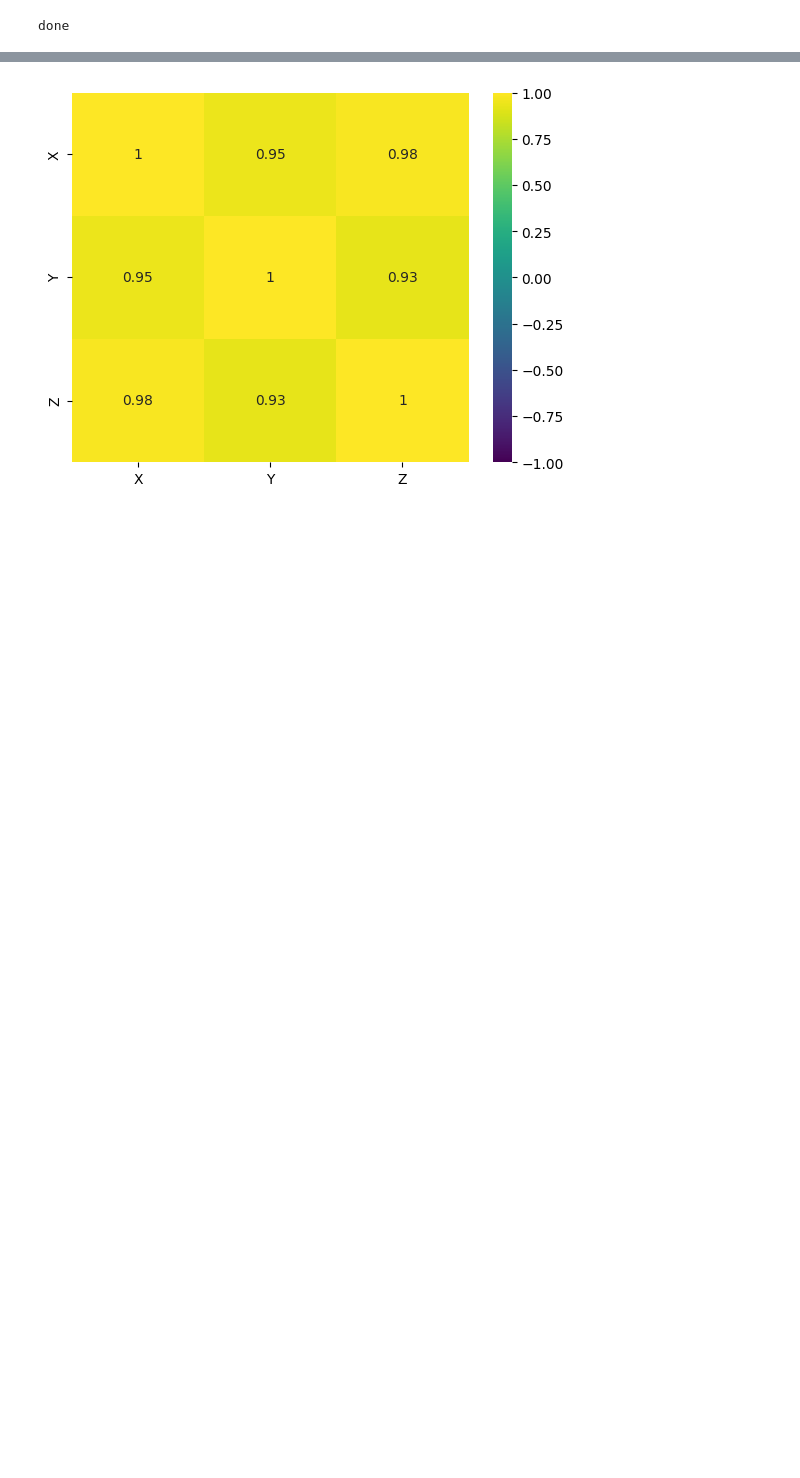
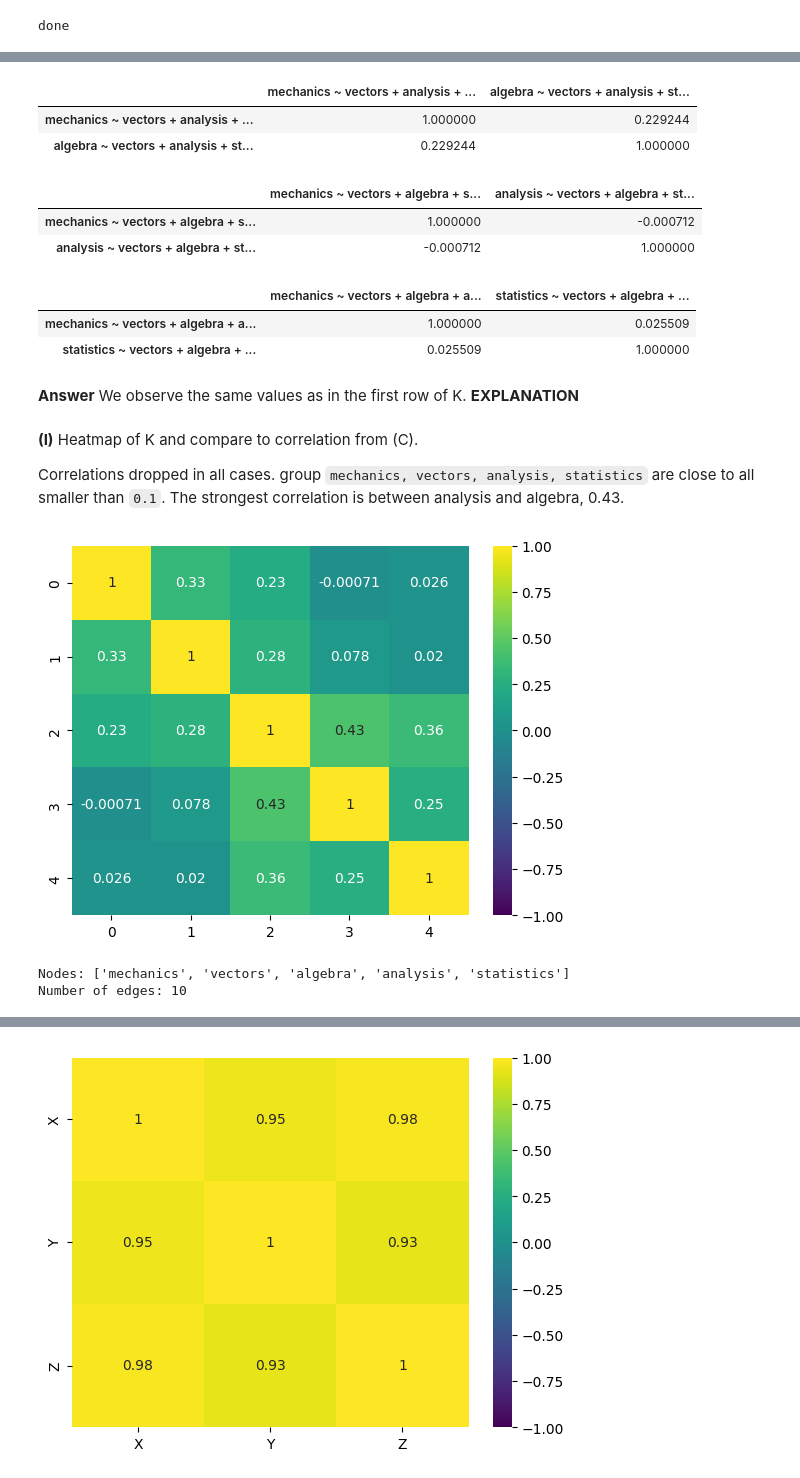
Before and after one commit to gr3ss0/ComplexSystems, a Jupyter notebook: ass2/Ass2_notebook.ipynb, the cells around one changed output, grey strips where cells are left out. Drawn from its saved outputs; the diff is of its cells as text; code cells hidden in the pictures; blank space fills up the shorter version.

```diff
--- a/ass2/Ass2_notebook.ipynb
+++ b/ass2/Ass2_notebook.ipynb
@@ -10,0 +137,58 @@ done
+# %%
+formula1 =  "mechanics ~ vectors + analysis + statistics"
+formula2 =  'algebra ~ vectors + analysis + statistics'
+
+fit_and_correlate([formula1, formula2])
+# %% [output]
+|  | mechanics ~ vectors + analysis + ... | algebra ~ vectors + analysis + st... |
+| mechanics ~ vectors + analysis + ... | 1.000000 | 0.229244 |
+| algebra ~ vectors + analysis + st... | 0.229244 | 1.000000 |
+# %%
+formula3 =  "mechanics ~ vectors + algebra + statistics"
+formula4 =  'analysis ~ vectors + algebra + statistics'
+fit_and_correlate([formula3, formula4])
+# %% [output]
+|  | mechanics ~ vectors + algebra + s... | analysis ~ vectors + algebra + st... |
+| mechanics ~ vectors + algebra + s... | 1.000000 | -0.000712 |
+| analysis ~ vectors + algebra + st... | -0.000712 | 1.000000 |
+# %%
+formula5 =  "mechanics ~ vectors + algebra + analysis"
+formula6 =  'statistics ~ vectors + algebra + analysis'
+fit_and_correlate([formula5, formula6])
+# %% [output]
+|  | mechanics ~ vectors + algebra + a... | statistics ~ vectors + algebra + ... |
+| mechanics ~ vectors + algebra + a... | 1.000000 | 0.025509 |
+| statistics ~ vectors + algebra + ... | 0.025509 | 1.000000 |
+# %% [markdown]
+**Answer** We observe the same values as in the first row of K. **EXPLANATION**
+# %% [markdown]
+**(I)** Heatmap of K and compare to correlation from (C).
+
+Correlations dropped in all cases. group `mechanics, vectors, analysis, statistics` are close to all smaller than `0.1`. The strongest correlation is between analysis and algebra, 0.43.
+# %%
+sns.heatmap(K, cmap='viridis', vmin=-1, vmax=1, annot=True)
+plt.savefig("img/P1I_heatmap_K")
+plt.show()
+# %% [output]
+[figure, added]
+# %%
+K_df = pd.DataFrame(K, columns=['mechanics', 'vectors','algebra','analysis','statistics'])
+G = nx.Graph()
+G.add_nodes_from(K_df.columns)
+
+# Iterate through the upper triangle of the matrix to avoid duplicate edges
+for i in range(len(K_df.columns)):
+    for j in range(i + 1, len(K_df.columns)):
+        u = K_df.columns[i]
+        v = K_df.columns[j]
+        weight = K_df.iloc[i, j]
+
+        # Add the edge with the partial correlation as the weight
+        G.add_edge(u, v, weight=weight)
+
+# Verification
+print(f"Nodes: {G.nodes}")
+print(f"Number of edges: {G.number_of_edges()}") # Should be 10 for 5 nodes
+# %% [output]
+Nodes: ['mechanics', 'vectors', 'algebra', 'analysis', 'statistics']
+Number of edges: 10
```
Also changed, not shown: parts of 30 cells of this notebook, 7 other files.
